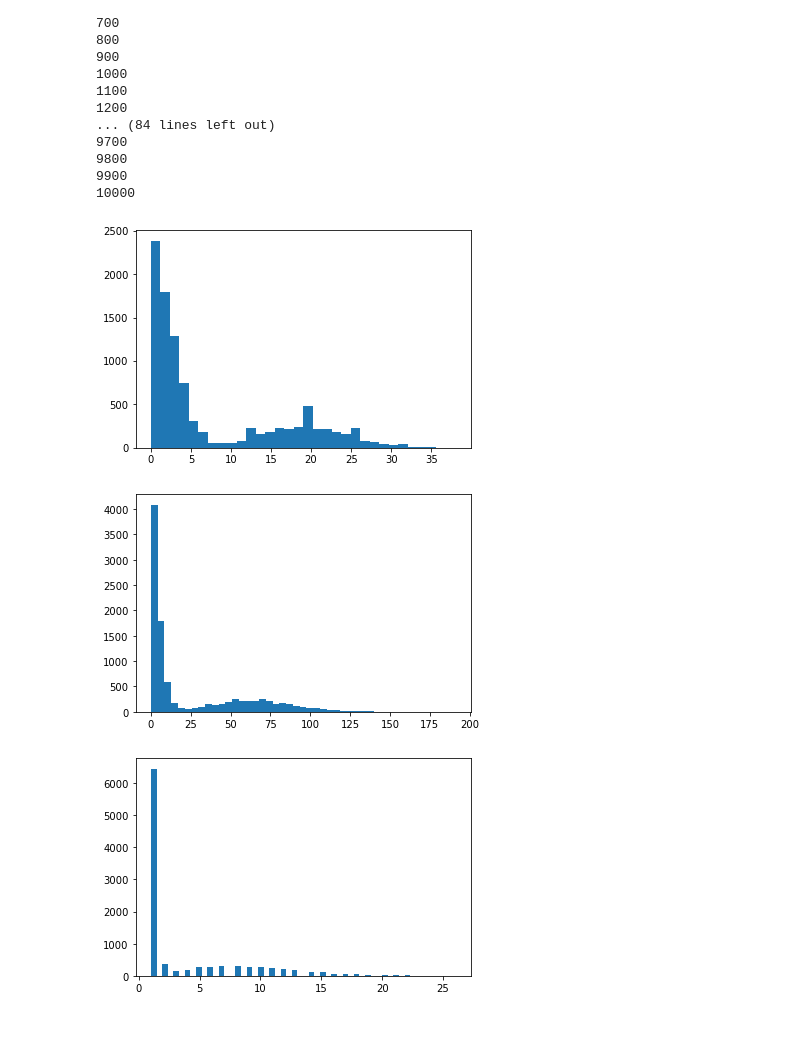
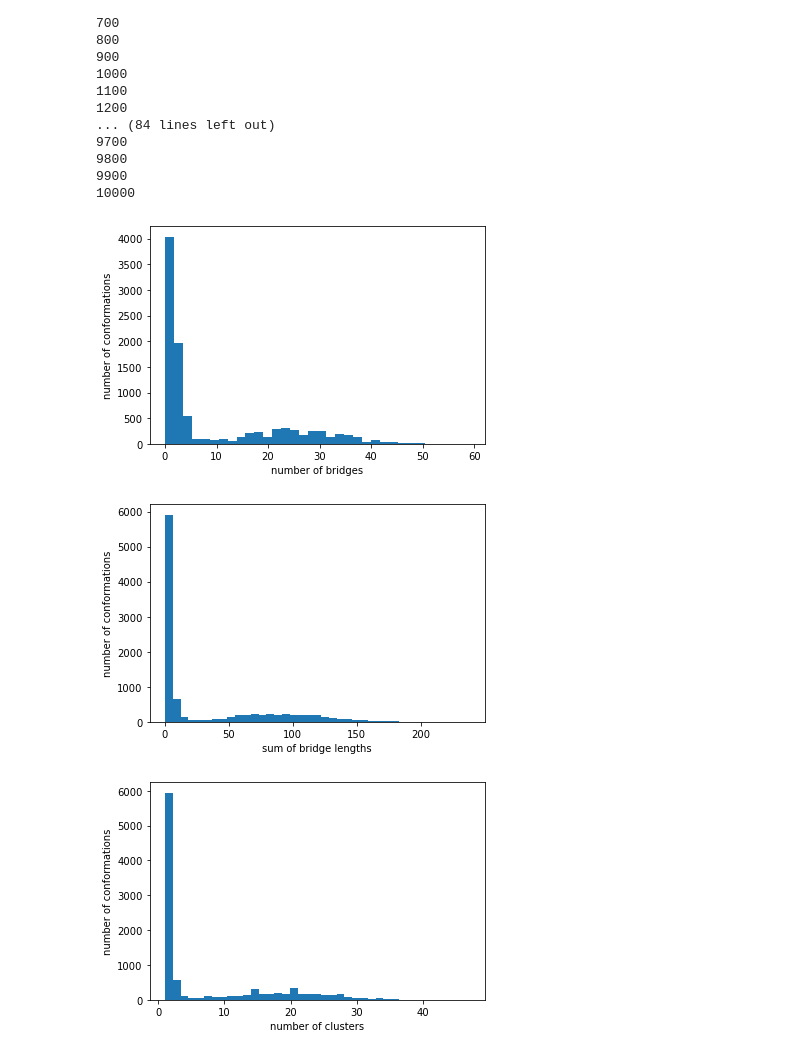
Before and after one commit to MoskalenkoRomanBorisovich/Ising-on-random-conformation, a Jupyter notebook: Conformation_structure_analisis.ipynb, the cells around one changed output. Cells and saved outputs as stored; diff of their text form; code cells hidden in the pictures; blank space fills up the shorter version.

Commit message:
Clusters and bridges algorythm

```diff
--- a/Conformation_structure_analisis.ipynb
+++ b/Conformation_structure_analisis.ipynb
@@ -440,0 +567,15 @@ clusters, bridges = clusters_and_lines_from_list(conformations)
+# %%
+def clusters_and_lines_from_list_2(conformations):
+    k = 0
+    clusters = []
+    bridges = []
+    for conf in conformations:
+        k += 1
+        if k % 100 == 0:
+            print(k)
+        neighbors = utils.tabulate_neighbors(conf.struct)
+        c, b, b_s = clusters_and_bridges(neighbors)
+        clusters.append(c)
+        bridges.append(b)
+
+    return clusters, bridges
@@ -474,9 +662,9 @@ plt.scatter(points[:, 0], points[:, 1], color=(0, 0, 0.8, 0.2));
 # %% [markdown]
 ## Cluster statistics
 # %%
-conformations = utils.load_Conformations_from_dir('Conformations/L1000_beta0.1_1_10(10000)', load_data=False)
+conformations = utils.load_Conformations_from_dir('Conformations/L1000_beta0.1_1_10(10000)', load_data=True)
 # %%
-clusters, bridges = clusters_and_lines_from_list(conformations)
+clusters, bridges = clusters_and_lines_from_list_2(conformations)
 # %% [output]
 100
 200
@@ -497,20 +685,26 @@ clusters, bridges = clusters_and_lines_from_list(conformations)
 10000
 # %%
 bridges_count = [b.shape[0] for b in bridges]
+plt.xlabel('number of bridges')
+plt.ylabel('number of conformations')
 plt.hist(bridges_count, bins='auto')
 plt.show()
 # %% [output]
-[figure, old version]
+[figure, new version]
 # %%
 bridges_len = [b.sum() for b in bridges]
+plt.xlabel('sum of bridge lengths')
+plt.ylabel('number of conformations')
 plt.hist(bridges_len, bins='auto')
 plt.show()
 # %% [output]
-[figure, old version]
+[figure, new version]
 # %%
 clusters_count = [c.shape[0] for c in clusters]
+plt.xlabel('number of clusters')
+plt.ylabel('number of conformations')
 plt.hist(clusters_count, bins='auto')
 plt.show()
 # %% [output]
-[figure, old version]
+[figure, new version]
 # %%
```
Also changed, not shown: parts of 25 cells of this notebook.
